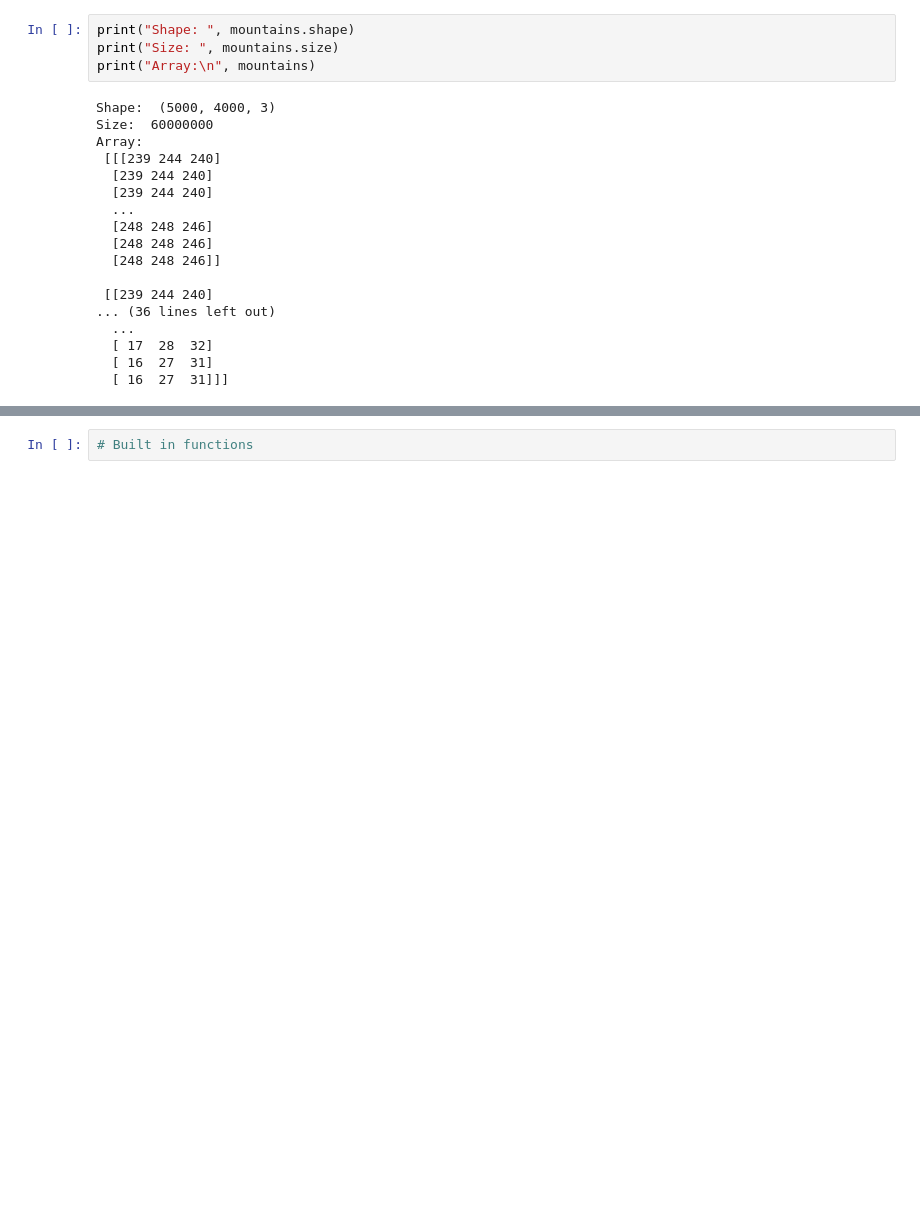
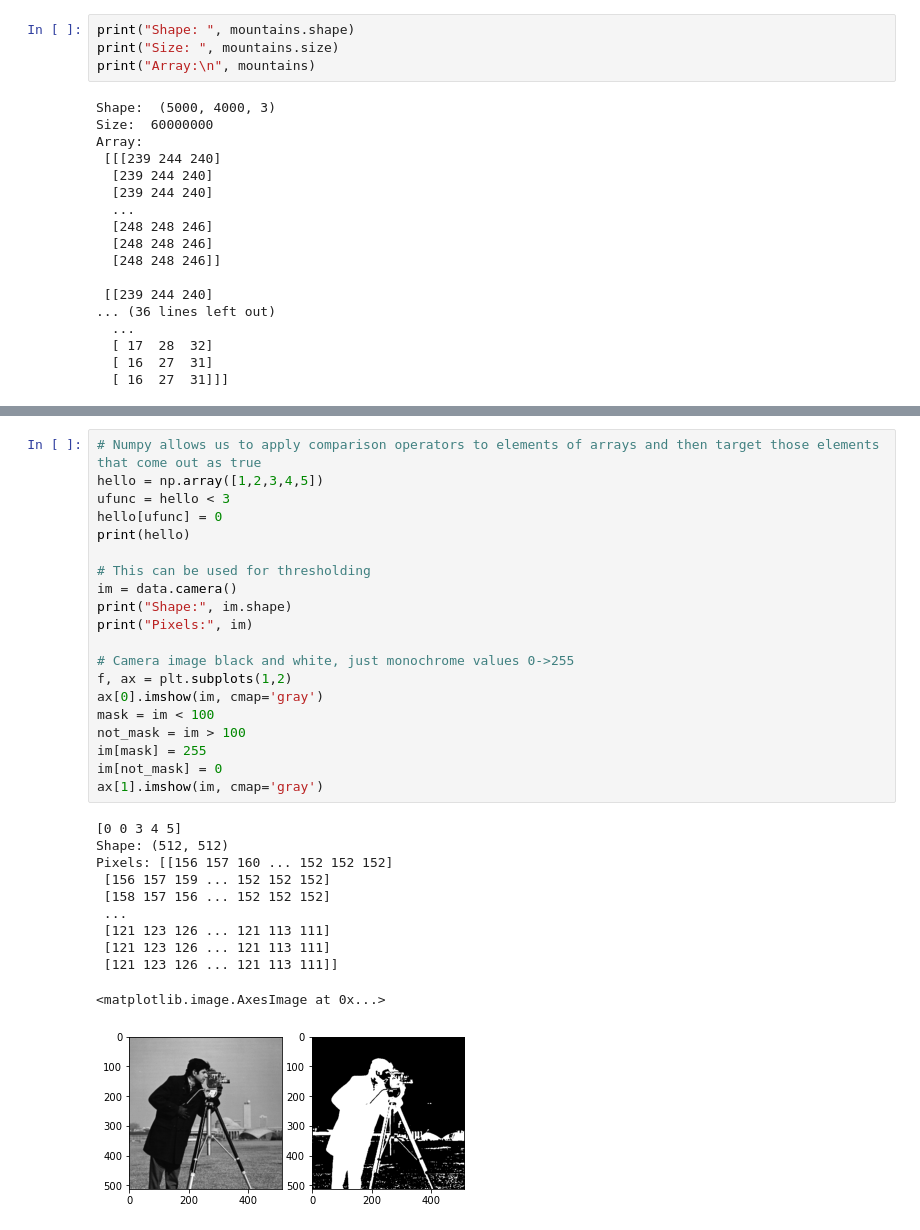
Before and after one commit to Juncheng2021/vision, a Jupyter notebook: basics.ipynb, the cells around one changed output, grey strips where cells are left out. Drawn from its saved outputs; the diff is of its cells as text; blank space fills up the shorter version.

Commit message:
Try thresholding

```diff
--- a/basics.ipynb
+++ b/basics.ipynb
@@ -53,5 +52,35 @@ multiply_colour(im, 2, 2)
 [figure]
 [figure]
 [figure]
-# %%
-# Built in functions
+# %%
+# Numpy allows us to apply comparison operators to elements of arrays and then target those elements that come out as true
+hello = np.array([1,2,3,4,5])
+ufunc = hello < 3
+hello[ufunc] = 0
+print(hello)
+
+# This can be used for thresholding
+im = data.camera()
+print("Shape:", im.shape)
+print("Pixels:", im)
+
+# Camera image black and white, just monochrome values 0->255
+f, ax = plt.subplots(1,2)
+ax[0].imshow(im, cmap='gray')
+mask = im < 100
+not_mask = im > 100
+im[mask] = 255
+im[not_mask] = 0
+ax[1].imshow(im, cmap='gray')
+# %% [output]
+[0 0 3 4 5]
+Shape: (512, 512)
+Pixels: [[156 157 160 ... 152 152 152]
+ [156 157 159 ... 152 152 152]
+ [158 157 156 ... 152 152 152]
+ ...
+ [121 123 126 ... 121 113 111]
+ [121 123 126 ... 121 113 111]
+ [121 123 126 ... 121 113 111]]
+<matplotlib.image.AxesImage at 0x...>
+[figure, added]
```
Also changed, not shown: parts of 1 cell of this notebook.
